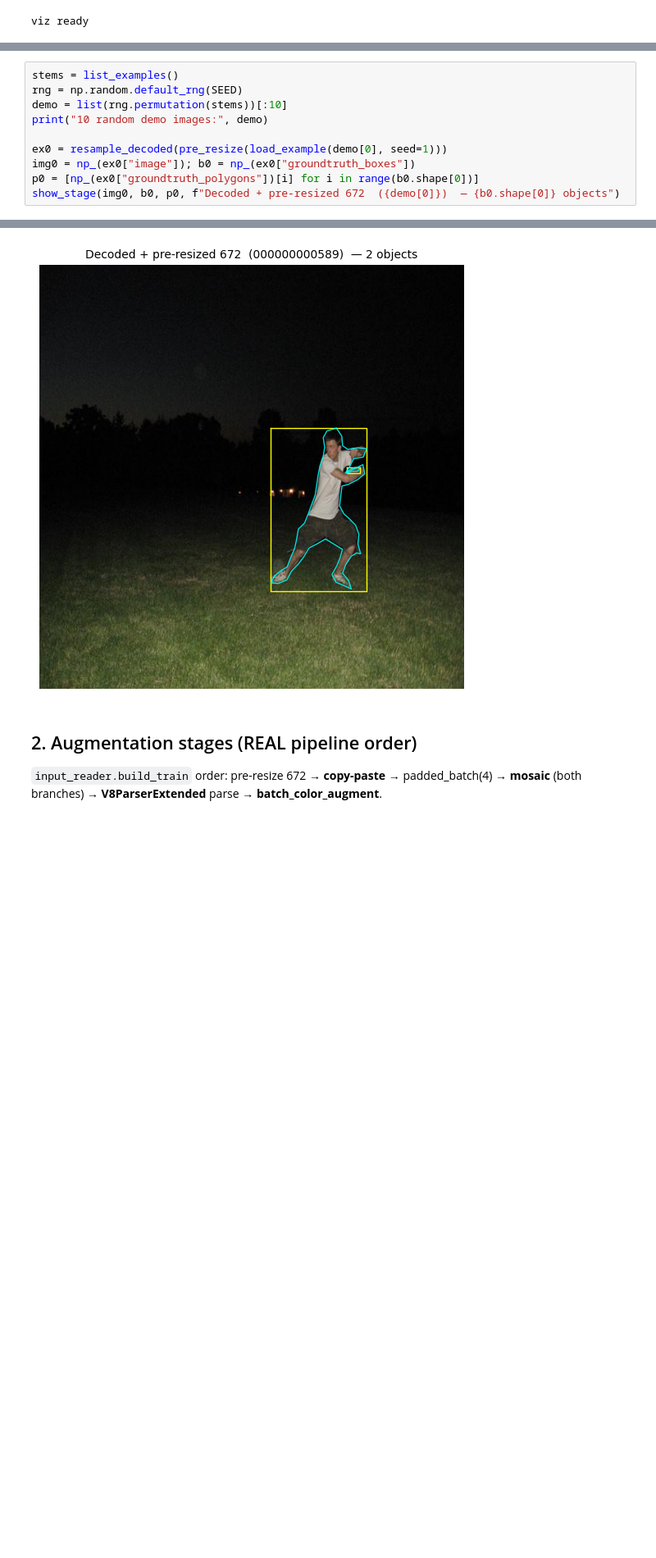
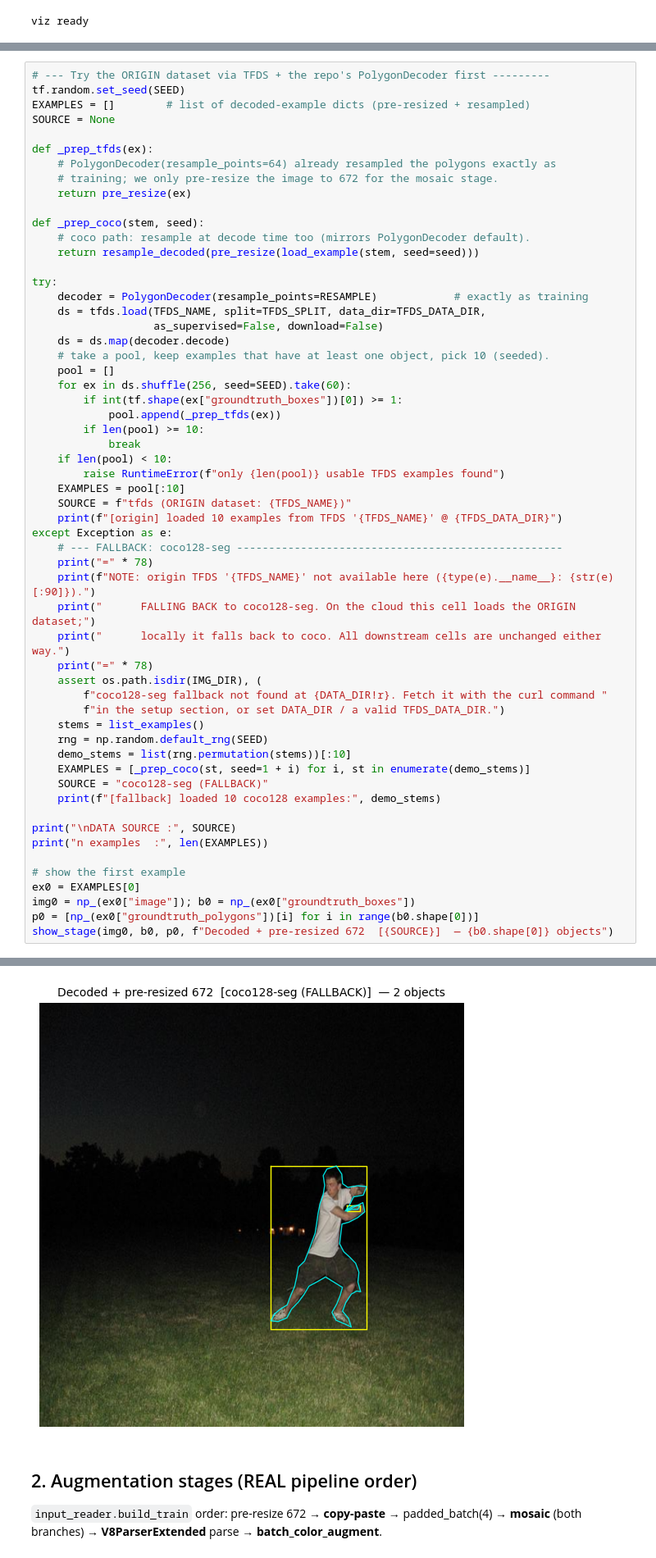
Before and after one commit to sumanth-botlagunta/yolov8-poly-dist-tf, a Jupyter notebook: notebooks/02_polygon_bins_walkthrough.ipynb, the cells around one changed output, grey strips where cells are left out. Shown at 82% size. Cells and saved outputs as stored; diff of their text form; blank space fills up the shorter version.

```diff
--- a/notebooks/02_polygon_bins_walkthrough.ipynb
+++ b/notebooks/02_polygon_bins_walkthrough.ipynb
@@ -289,11 +323,58 @@ viz ready
 # %%
-stems = list_examples()
-rng = np.random.default_rng(SEED)
-demo = list(rng.permutation(stems))[:10]
-print("10 random demo images:", demo)
+# --- Try the ORIGIN dataset via TFDS + the repo's PolygonDecoder first ---------
+tf.random.set_seed(SEED)
+EXAMPLES = []        # list of decoded-example dicts (pre-resized + resampled)
+SOURCE = None
 
-ex0 = resample_decoded(pre_resize(load_example(demo[0], seed=1)))
+def _prep_tfds(ex):
+    # PolygonDecoder(resample_points=64) already resampled the polygons exactly as
+    # training; we only pre-resize the image to 672 for the mosaic stage.
+    return pre_resize(ex)
+
+def _prep_coco(stem, seed):
+    # coco path: resample at decode time too (mirrors PolygonDecoder default).
+    return resample_decoded(pre_resize(load_example(stem, seed=seed)))
+
+try:
+    decoder = PolygonDecoder(resample_points=RESAMPLE)            # exactly as training
+    ds = tfds.load(TFDS_NAME, split=TFDS_SPLIT, data_dir=TFDS_DATA_DIR,
+                   as_supervised=False, download=False)
+    ds = ds.map(decoder.decode)
+    # take a pool, keep examples that have at least one object, pick 10 (seeded).
+    pool = []
+    for ex in ds.shuffle(256, seed=SEED).take(60):
+        if int(tf.shape(ex["groundtruth_boxes"])[0]) >= 1:
+            pool.append(_prep_tfds(ex))
+        if len(pool) >= 10:
+            break
+    if len(pool) < 10:
+        raise RuntimeError(f"only {len(pool)} usable TFDS examples found")
+    EXAMPLES = pool[:10]
+    SOURCE = f"tfds (ORIGIN dataset: {TFDS_NAME})"
+    print(f"[origin] loaded 10 examples from TFDS '{TFDS_NAME}' @ {TFDS_DATA_DIR}")
+except Exception as e:
+    # --- FALLBACK: coco128-seg ---------------------------------------------------
+    print("=" * 78)
+    print(f"NOTE: origin TFDS '{TFDS_NAME}' not available here ({type(e).__name__}: {str(e)[:90]}).")
+    print("      FALLING BACK to coco128-seg. On the cloud this cell loads the ORIGIN dataset;")
+    print("      locally it falls back to coco. All downstream cells are unchanged either way.")
+    print("=" * 78)
+    assert os.path.isdir(IMG_DIR), (
+        f"coco128-seg fallback not found at {DATA_DIR!r}. Fetch it with the curl command "
+        f"in the setup section, or set DATA_DIR / a valid TFDS_DATA_DIR.")
+    stems = list_examples()
+    rng = np.random.default_rng(SEED)
+    demo_stems = list(rng.permutation(stems))[:10]
+    EXAMPLES = [_prep_coco(st, seed=1 + i) for i, st in enumerate(demo_stems)]
+    SOURCE = "coco128-seg (FALLBACK)"
+    print(f"[fallback] loaded 10 coco128 examples:", demo_stems)
+
+print("\nDATA SOURCE :", SOURCE)
+print("n examples  :", len(EXAMPLES))
+
+# show the first example
+ex0 = EXAMPLES[0]
 img0 = np_(ex0["image"]); b0 = np_(ex0["groundtruth_boxes"])
 p0 = [np_(ex0["groundtruth_polygons"])[i] for i in range(b0.shape[0])]
-show_stage(img0, b0, p0, f"Decoded + pre-resized 672  ({demo[0]})  — {b0.shape[0]} objects")
+show_stage(img0, b0, p0, f"Decoded + pre-resized 672  [{SOURCE}]  — {b0.shape[0]} objects")
 # %% [output]
@@ -301,4 +393,4 @@ show_stage(img0, b0, p0, f"Decoded + pre-resized 672  ({demo[0]})  — {b0.shape
-[figure, old version]
+[figure, new version]
 # %% [markdown]
 ## 2. Augmentation stages (REAL pipeline order)
 
```
Also changed, not shown: parts of 16 cells of this notebook.
